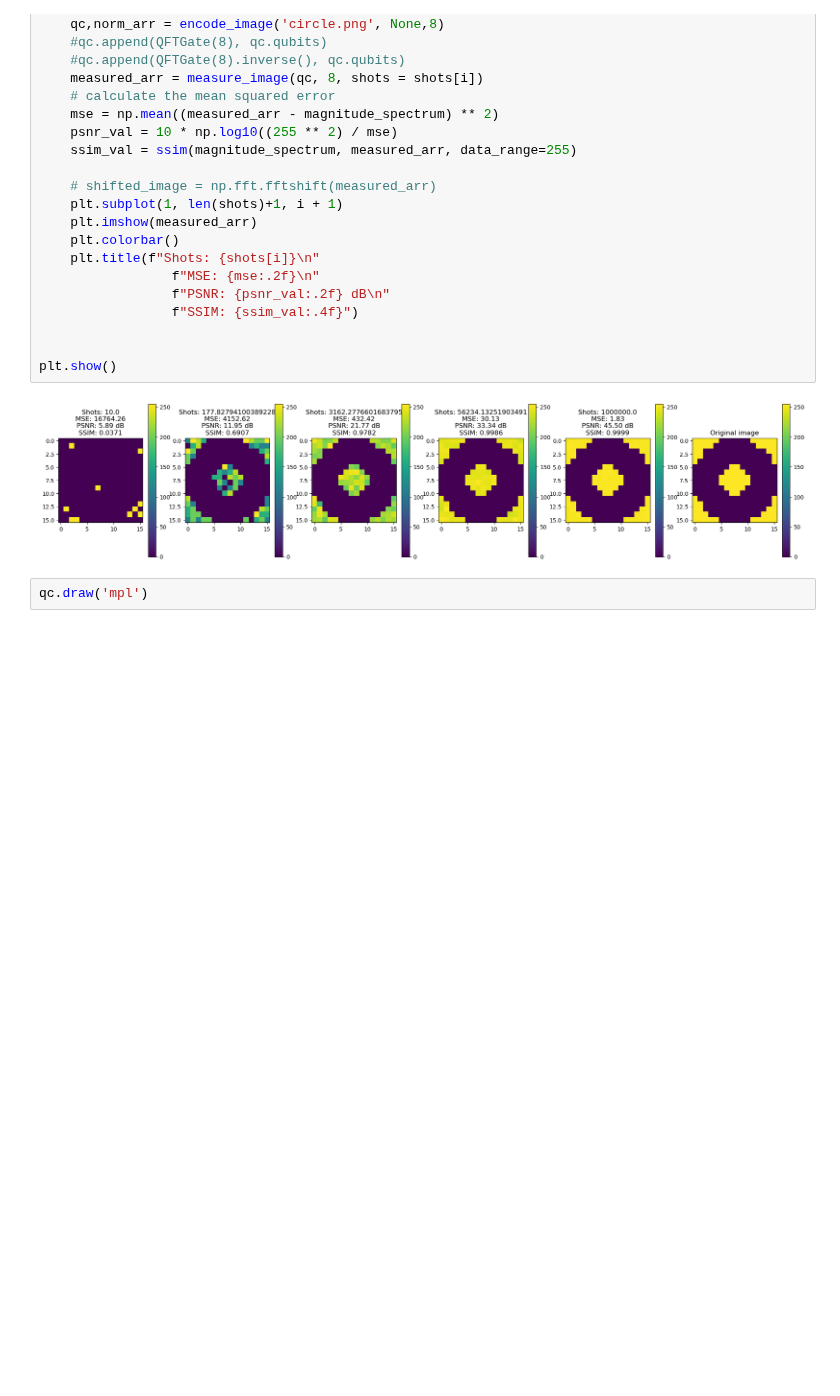
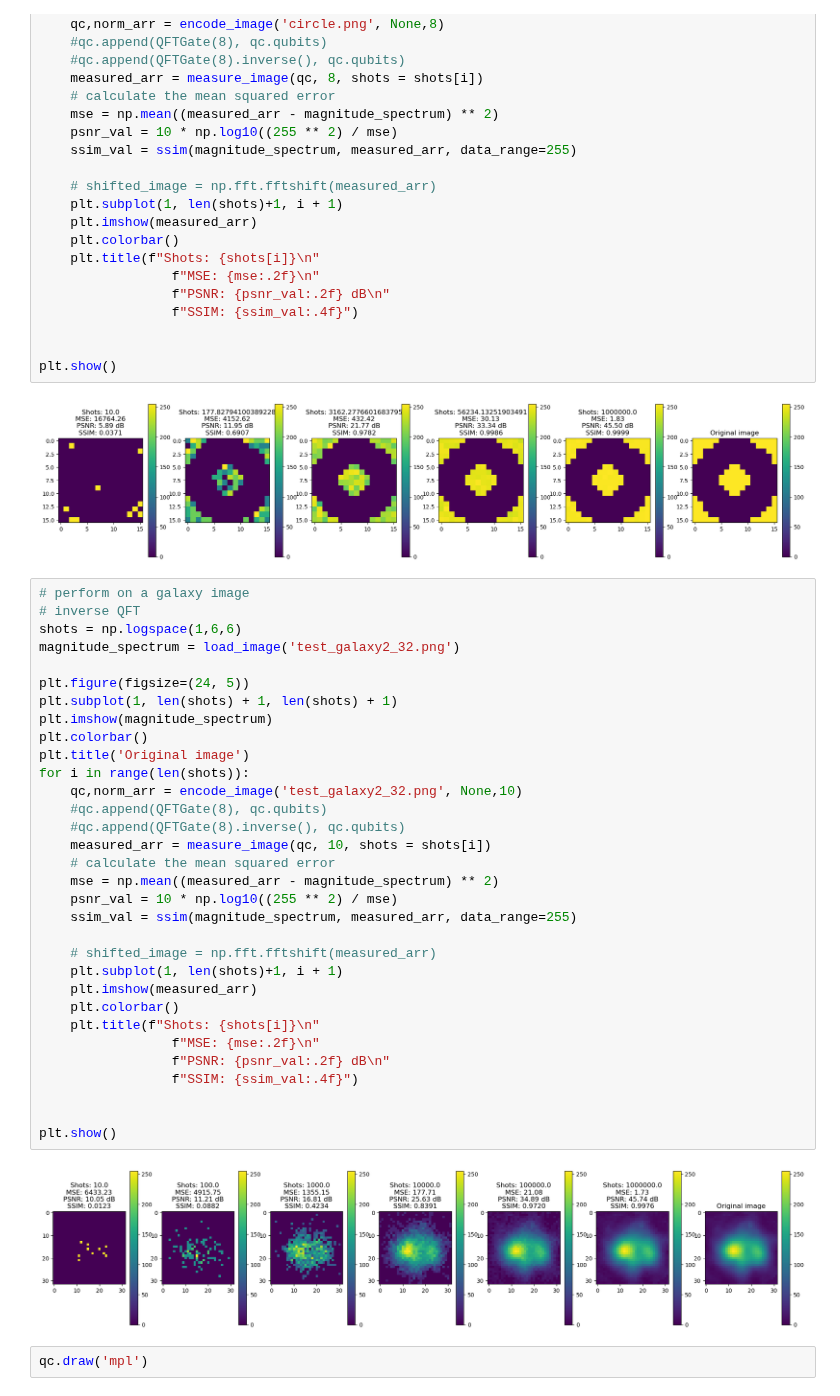
Before and after one commit to benz5460/QuantumRadio, a Jupyter notebook: QPIE_code.ipynb, the cells around one changed output. Saved outputs shown, nothing was run; the diff lists cells and outputs as text; blank space fills up the shorter version.

```diff
--- a/QPIE_code.ipynb
+++ b/QPIE_code.ipynb
@@ -332,6 +332,40 @@ for i in range(len(shots)):
 plt.show()
 # %% [output]
 [figure]
+# %%
+# perform on a galaxy image
+# inverse QFT
+shots = np.logspace(1,6,6)
+magnitude_spectrum = load_image('test_galaxy2_32.png')
+
+plt.figure(figsize=(24, 5))
+plt.subplot(1, len(shots) + 1, len(shots) + 1)
+plt.imshow(magnitude_spectrum)
+plt.colorbar()
+plt.title('Original image')
+for i in range(len(shots)):
+    qc,norm_arr = encode_image('test_galaxy2_32.png', None,10)
+    #qc.append(QFTGate(8), qc.qubits)
+    #qc.append(QFTGate(8).inverse(), qc.qubits)
+    measured_arr = measure_image(qc, 10, shots = shots[i])
+    # calculate the mean squared error
+    mse = np.mean((measured_arr - magnitude_spectrum) ** 2)
+    psnr_val = 10 * np.log10((255 ** 2) / mse)
+    ssim_val = ssim(magnitude_spectrum, measured_arr, data_range=255)
+
+    # shifted_image = np.fft.fftshift(measured_arr)
+    plt.subplot(1, len(shots)+1, i + 1)
+    plt.imshow(measured_arr)
+    plt.colorbar()
+    plt.title(f"Shots: {shots[i]}\n"
+                 f"MSE: {mse:.2f}\n"
+                 f"PSNR: {psnr_val:.2f} dB\n"
+                 f"SSIM: {ssim_val:.4f}")
+
+
+plt.show()
+# %% [output]
+[figure, added]
 # %%
 qc.draw('mpl')
 # %% [output]
```
Also changed, not shown: parts of 1 cell of this notebook, 2 other files.
